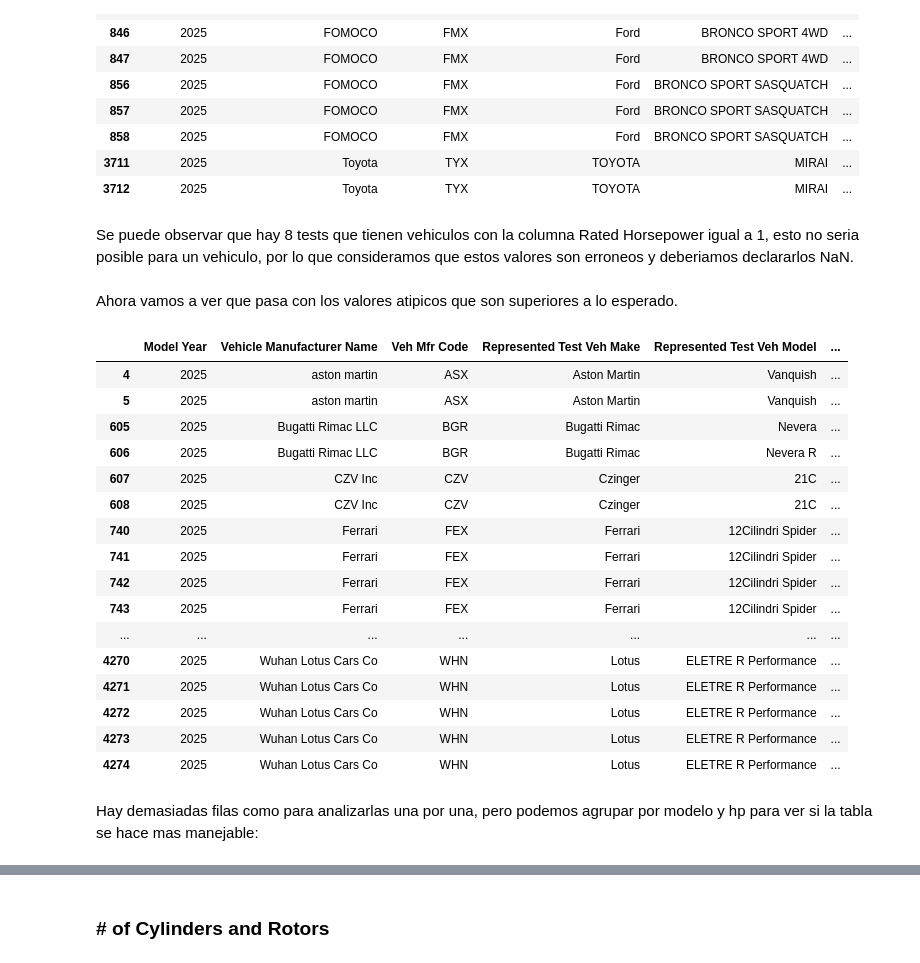
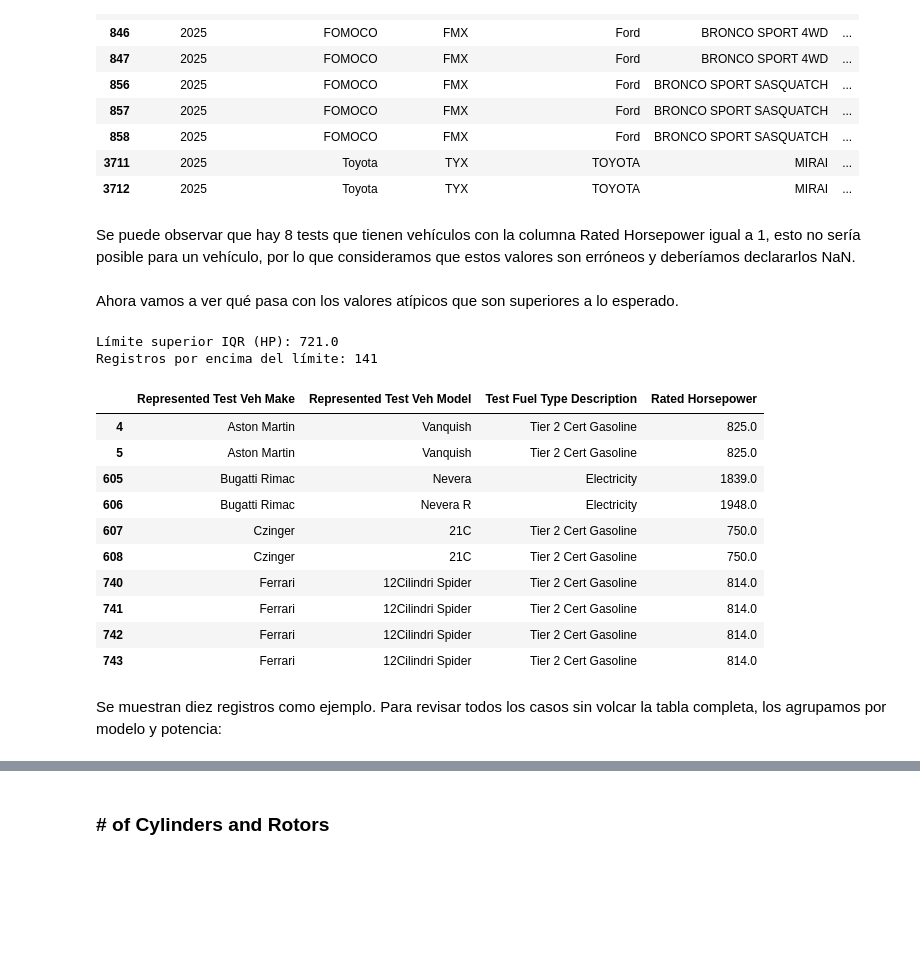
Before and after one commit to rodrigo1git/TPE-Fundamentos-de-Ciencia-de-Datos, a Jupyter notebook: TPE.ipynb, the cells around one changed output, grey strips where cells are left out. Drawn from its saved outputs; the diff is of its cells as text; code cells hidden in the pictures; blank space fills up the shorter version.

```diff
--- a/TPE.ipynb
+++ b/TPE.ipynb
@@ -12,8 +12,14 @@ El conjunto contiene resultados de tests de vehículos de año modelo 2025 reali
 
 Se lee la hoja `Sheet1` del Excel original, conservado en `data/`. Se muestran las primeras filas y un resumen de las columnas para comprobar que la lectura sea correcta.
 # %%
-import os
+import sys
+from importlib.metadata import version
 import pandas as pd
+
+pd.set_option("display.max_rows", 20)
+pd.set_option("display.max_columns", 12)
+print("Python:", sys.version.split()[0])
+print("Versiones:", {p: version(p) for p in ["numpy", "pandas", "matplotlib", "openpyxl", "scipy", "statsmodels"]})
 
 archivo = "data/25-testcar-2026-01-21.xlsx"
 datos = pd.read_excel(archivo, sheet_name='Sheet1')
@@ -1148,6 +1175,10 @@ Vemos que la mayoria de los valores atipicos son a causa de autos electricos, en
 # %%
-mascara = datos_limpios["Test Fuel Type Description"] == "Electricity"
-print("Filas afectadas:", mascara.sum())
-
-datos_limpios.loc[mascara, "Test Veh Displacement (L)"] = np.nan
+mascara = datos_limpios["Test Fuel Type Description"].eq("Electricity")
+centinelas_cilindrada = datos_limpios["Test Veh Displacement (L)"].isin([99.99, 99.999, 0.001])
+display(datos_limpios.loc[centinelas_cilindrada].groupby(
+    ["Test Fuel Type Description", "Test Veh Displacement (L)"]
+).size().rename("Registros").reset_index())
+print("Ensayos eléctricos:", int(mascara.sum()))
+print("Centinelas fuera de electricidad:", int((centinelas_cilindrada & ~mascara).sum()))
+datos_limpios.loc[mascara | centinelas_cilindrada, "Test Veh Displacement (L)"] = np.nan
 # %% [output]
@@ -1262,35 +1295,36 @@ with pd.option_context("display.max_columns", None):
 | 3711 | 2025 | Toyota | TYX | TOYOTA | MIRAI | ... |
 | 3712 | 2025 | Toyota | TYX | TOYOTA | MIRAI | ... |
 # %% [markdown]
-Se puede observar que hay 8 tests que tienen vehiculos con la columna Rated Horsepower igual a 1, esto no seria posible para un vehiculo, por lo que consideramos que estos valores son erroneos y deberiamos declararlos NaN.
+Se puede observar que hay 8 tests que tienen vehículos con la columna Rated Horsepower igual a 1, esto no sería posible para un vehículo, por lo que consideramos que estos valores son erróneos y deberíamos declararlos NaN.
 # %%
 datos_limpios.loc[datos_limpios["Rated Horsepower"] == 1, "Rated Horsepower"] = np.nan
 # %% [markdown]
-Ahora vamos a ver que pasa con los valores atipicos que son superiores a lo esperado.
+Ahora vamos a ver qué pasa con los valores atípicos que son superiores a lo esperado.
 # %%
-outliers_hp = datos_limpios[datos_limpios["Rated Horsepower"] > 709]
-with pd.option_context("display.max_rows", None, "display.max_columns", None):
-    display(outliers_hp)
+potencia_original = datos["Rated Horsepower"].dropna()
+q1_hp, q3_hp = potencia_original.quantile([0.25, 0.75])
+limite_superior_hp = q3_hp + 1.5 * (q3_hp - q1_hp)
+outliers_hp = datos_limpios[datos_limpios["Rated Horsepower"] > limite_superior_hp]
+print("Límite superior IQR (HP):", limite_superior_hp)
+print("Registros por encima del límite:", len(outliers_hp))
+display(outliers_hp[["Represented Test Veh Make", "Represented Test Veh Model",
+                     "Test Fuel Type Description", "Rated Horsepower"]].head(10))
 # %% [output]
+Límite superior IQR (HP): 721.0
+Registros por encima del límite: 141
-|  | Model Year | Vehicle Manufacturer Name | Veh Mfr Code | Represented Test Veh Make | Represented Test Veh Model | ... |
-| 4 | 2025 | aston martin | ASX | Aston Martin | Vanquish | ... |
-| 5 | 2025 | aston martin | ASX | Aston Martin | Vanquish | ... |
-| 605 | 2025 | Bugatti Rimac LLC | BGR | Bugatti Rimac | Nevera | ... |
-| 606 | 2025 | Bugatti Rimac LLC | BGR | Bugatti Rimac | Nevera R | ... |
-| 607 | 2025 | CZV Inc | CZV | Czinger | 21C | ... |
-| 608 | 2025 | CZV Inc | CZV | Czinger | 21C | ... |
-| 740 | 2025 | Ferrari | FEX | Ferrari | 12Cilindri Spider | ... |
-| 741 | 2025 | Ferrari | FEX | Ferrari | 12Cilindri Spider | ... |
-| 742 | 2025 | Ferrari | FEX | Ferrari | 12Cilindri Spider | ... |
-| 743 | 2025 | Ferrari | FEX | Ferrari | 12Cilindri Spider | ... |
-| ... | ... | ... | ... | ... | ... | ... |
-| 4270 | 2025 | Wuhan Lotus Cars Co | WHN | Lotus | ELETRE R Performance | ... |
-| 4271 | 2025 | Wuhan Lotus Cars Co | WHN | Lotus | ELETRE R Performance | ... |
-| 4272 | 2025 | Wuhan Lotus Cars Co | WHN | Lotus | ELETRE R Performance | ... |
-| 4273 | 2025 | Wuhan Lotus Cars Co | WHN | Lotus | ELETRE R Performance | ... |
-| 4274 | 2025 | Wuhan Lotus Cars Co | WHN | Lotus | ELETRE R Performance | ... |
+|  | Represented Test Veh Make | Represented Test Veh Model | Test Fuel Type Description | Rated Horsepower |
+| 4 | Aston Martin | Vanquish | Tier 2 Cert Gasoline | 825.0 |
+| 5 | Aston Martin | Vanquish | Tier 2 Cert Gasoline | 825.0 |
+| 605 | Bugatti Rimac | Nevera | Electricity | 1839.0 |
+| 606 | Bugatti Rimac | Nevera R | Electricity | 1948.0 |
+| 607 | Czinger | 21C | Tier 2 Cert Gasoline | 750.0 |
+| 608 | Czinger | 21C | Tier 2 Cert Gasoline | 750.0 |
+| 740 | Ferrari | 12Cilindri Spider | Tier 2 Cert Gasoline | 814.0 |
+| 741 | Ferrari | 12Cilindri Spider | Tier 2 Cert Gasoline | 814.0 |
+| 742 | Ferrari | 12Cilindri Spider | Tier 2 Cert Gasoline | 814.0 |
+| 743 | Ferrari | 12Cilindri Spider | Tier 2 Cert Gasoline | 814.0 |
 # %% [markdown]
-Hay demasiadas filas como para analizarlas una por una, pero podemos agrupar por modelo y hp para ver si la tabla se hace mas manejable:
+Se muestran diez registros como ejemplo. Para revisar todos los casos sin volcar la tabla completa, los agrupamos por modelo y potencia:
 # %%
 agrupado = (
    outliers_hp.groupby(
```
Also changed, not shown: parts of 60 cells of this notebook, 2 other files.
